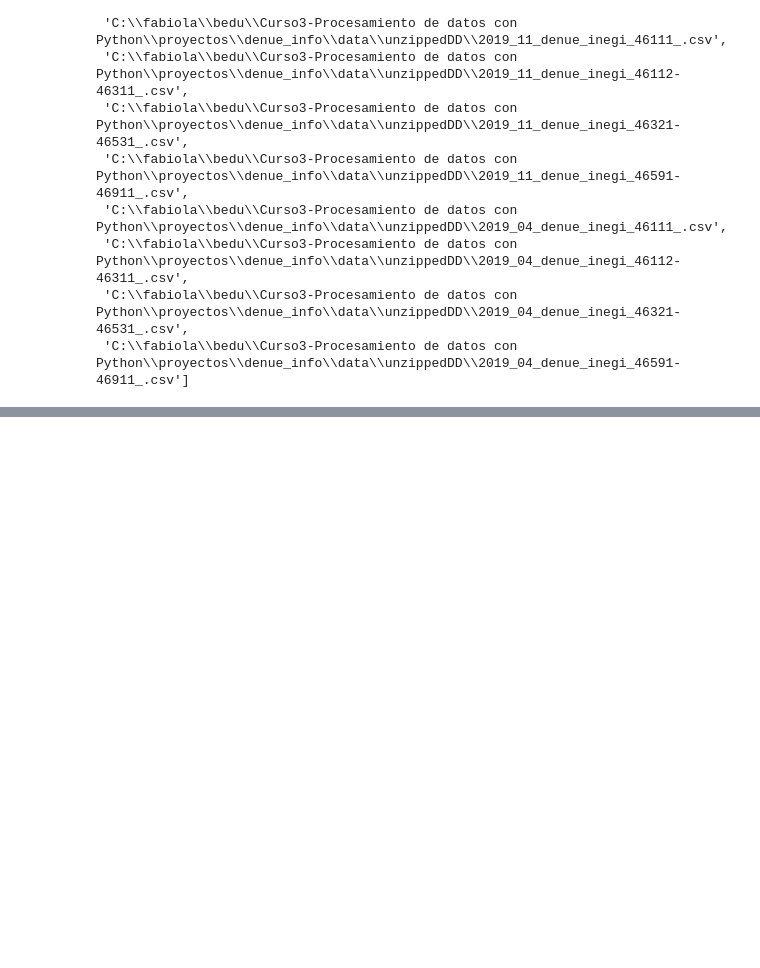
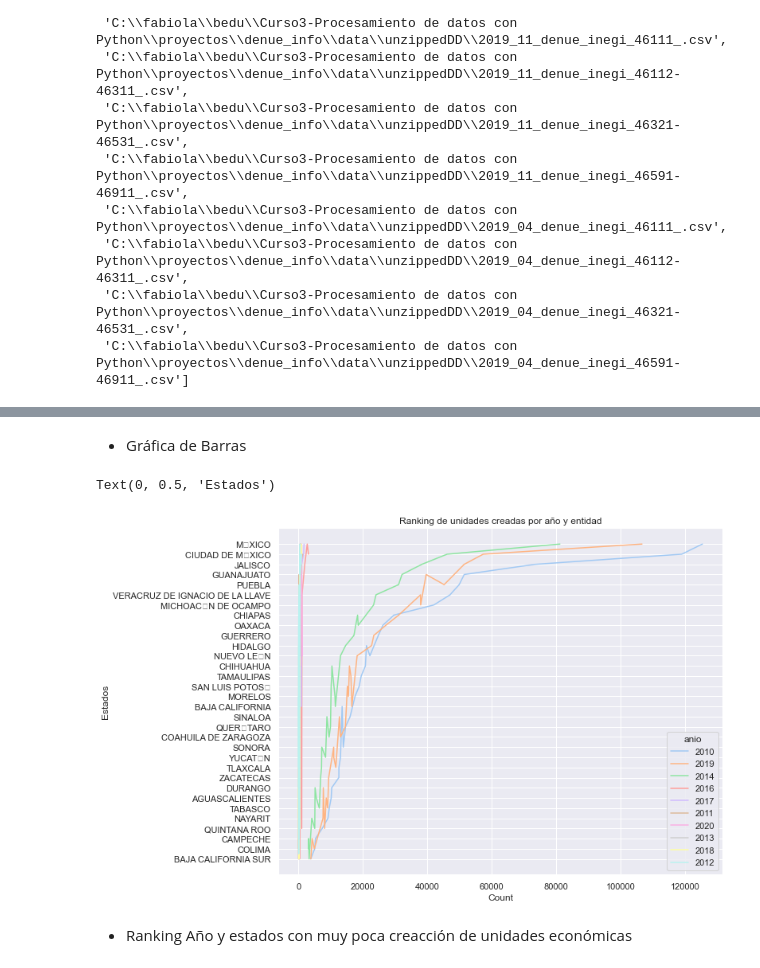
Before and after one commit to frasgado/DENUE_INFO, a Jupyter notebook: Analisis_DENUE.ipynb, the cells around one changed output, grey strips where cells are left out. Saved outputs shown, nothing was run; the diff lists cells and outputs as text; code cells hidden in the pictures; blank space fills up the shorter version.

```diff
--- a/Analisis_DENUE.ipynb
+++ b/Analisis_DENUE.ipynb
@@ -335,0 +1133,9 @@ result.tail(5)
+# %%
+# Agregamos la columna 'anio' a un nuevo dataframe
+tab_gral_df = result
+tab_gral_df['anio'] = tab_gral_df['fecha_alta'].str.slice(0, 4)
+# tab_gral_df.head()
+
+#tab_gral_df = tab_gral_df.groupby(['anio', 'entidad']).size().reset_index(name="count")
+tab_gral_df = tab_gral_df.groupby(['anio', 'entidad']).size().reset_index(name="count")
+tab_gral_df.head()
@@ -335,0 +1210,8 @@ result.tail(5)
+# %%
+# Ranking de unidades creadas por año y entidad
+ord_tab_gral_df = tab_gral_df
+
+ord_tab_gral_df = ord_tab_gral_df.sort_values(by=['count'], ascending=False)
+ord_tab_gral_df = ord_tab_gral_df.reset_index()
+ord_tab_gral_df.drop('index', axis=1, inplace=True)
+ord_tab_gral_df.head(20)
@@ -335,0 +1236,18 @@ result.tail(5)
+# %% [markdown]
+- Gráfica de Barras
+# %%
+sns.set()
+
+plt.figure(figsize=(10,8))
+
+plt.title('Ranking de unidades creadas por año y entidad')
+
+sns.lineplot(data=ord_tab_gral_df, x="count", y="entidad", hue="anio", palette='pastel')
+
+plt.xlabel('Count')
+plt.ylabel('Estados')
+# %% [output]
+Text(0, 0.5, 'Estados')
+[figure, added]
+# %% [markdown]
+- Ranking Año y estados con muy poca creacción de unidades económicas
```
Also changed, not shown: parts of 102 cells of this notebook, 5 other files.
